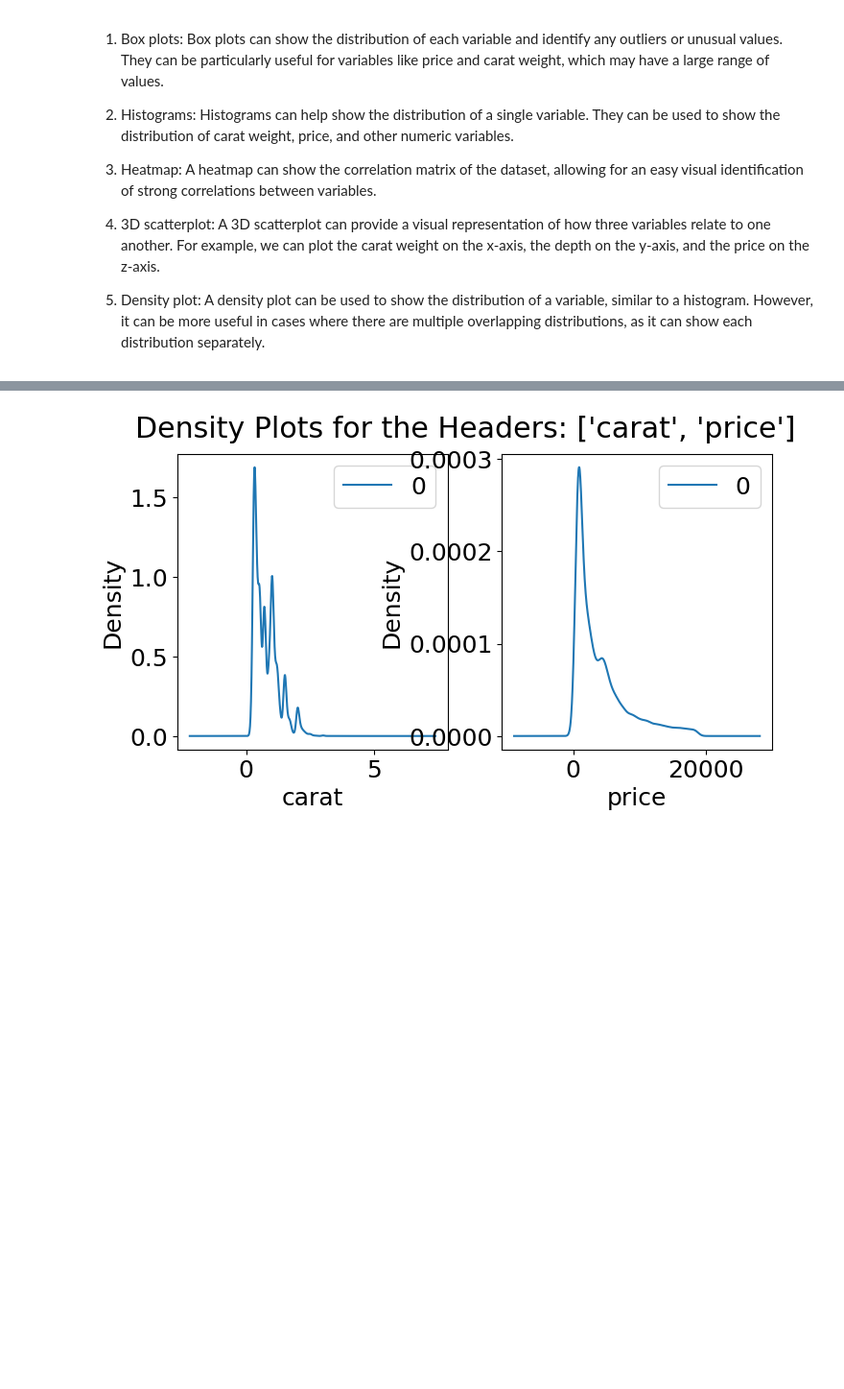
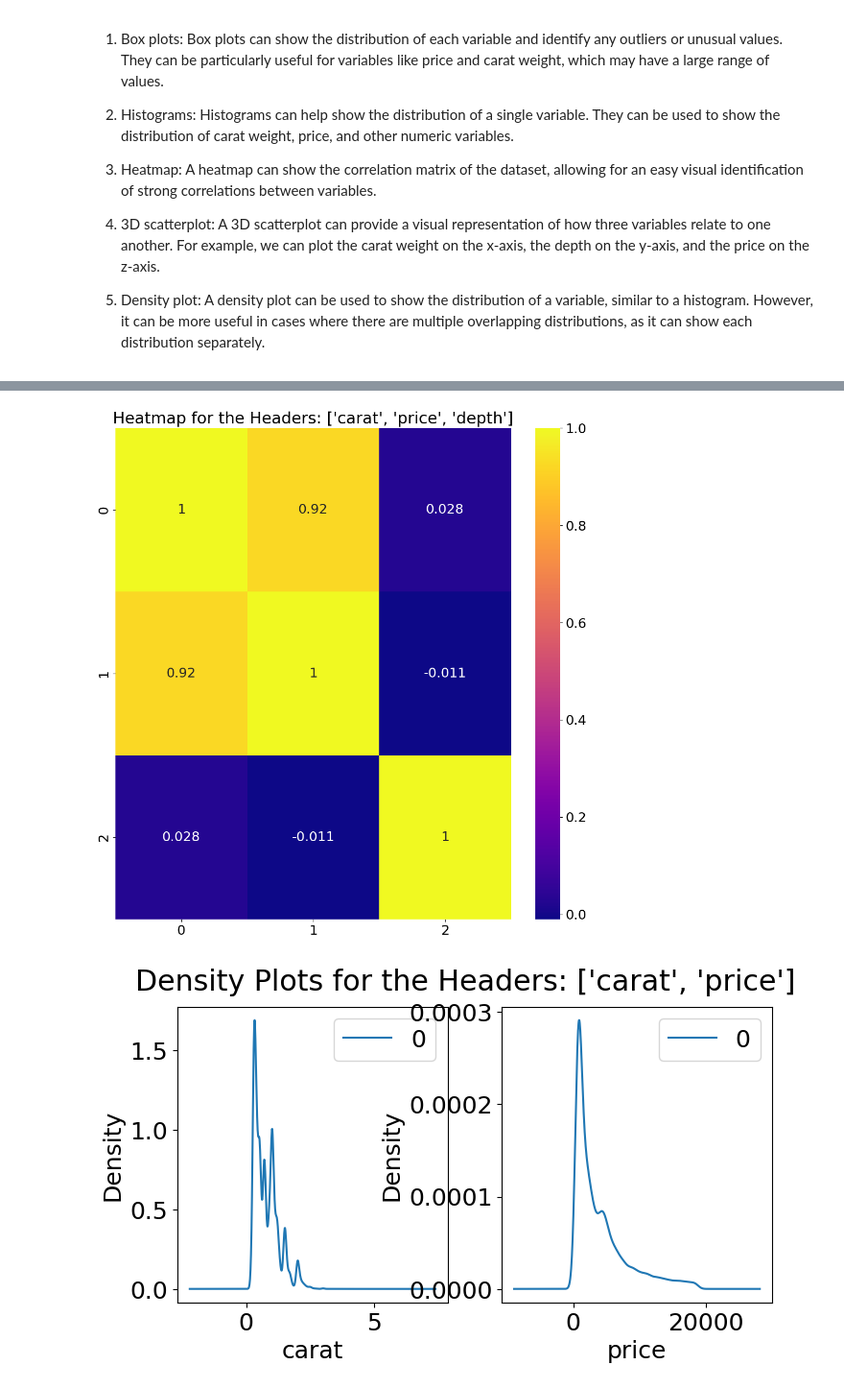
Before and after one commit to Chandrachud-2003/Chandras251Projects, a Jupyter notebook: Project1Final/extension-1-more-visualizations.ipynb, the cells around one changed output, grey strips where cells are left out. Shown: that part at 96% size. Cells and saved outputs as stored; diff of their text form; code cells hidden in the pictures; blank space fills up the shorter version.

```diff
--- a/Project1Final/extension-1-more-visualizations.ipynb
+++ b/Project1Final/extension-1-more-visualizations.ipynb
@@ -54,3 +71,9 @@ plt.show()
+# %%
+# Creating a heatmap for the diamonds dataset
+diamonds_an.heatmap(['carat', 'price', 'depth'])
+plt.show()
+# %% [output]
+[figure, added]
 # %%
 # Creating density plots for the diamonds dataset
 diamonds_an.density(['carat', 'price'])
```
Also changed, not shown: parts of 5 cells of this notebook, 6 other files.
